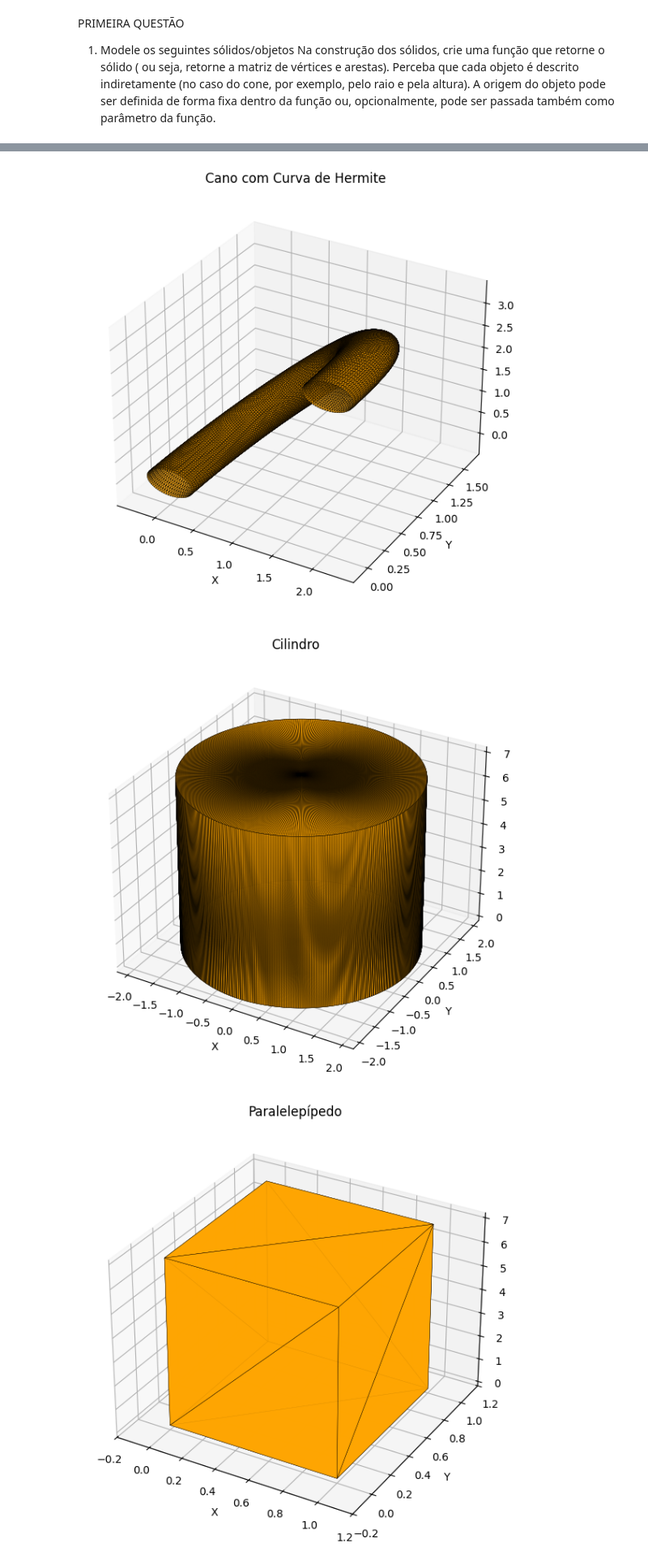
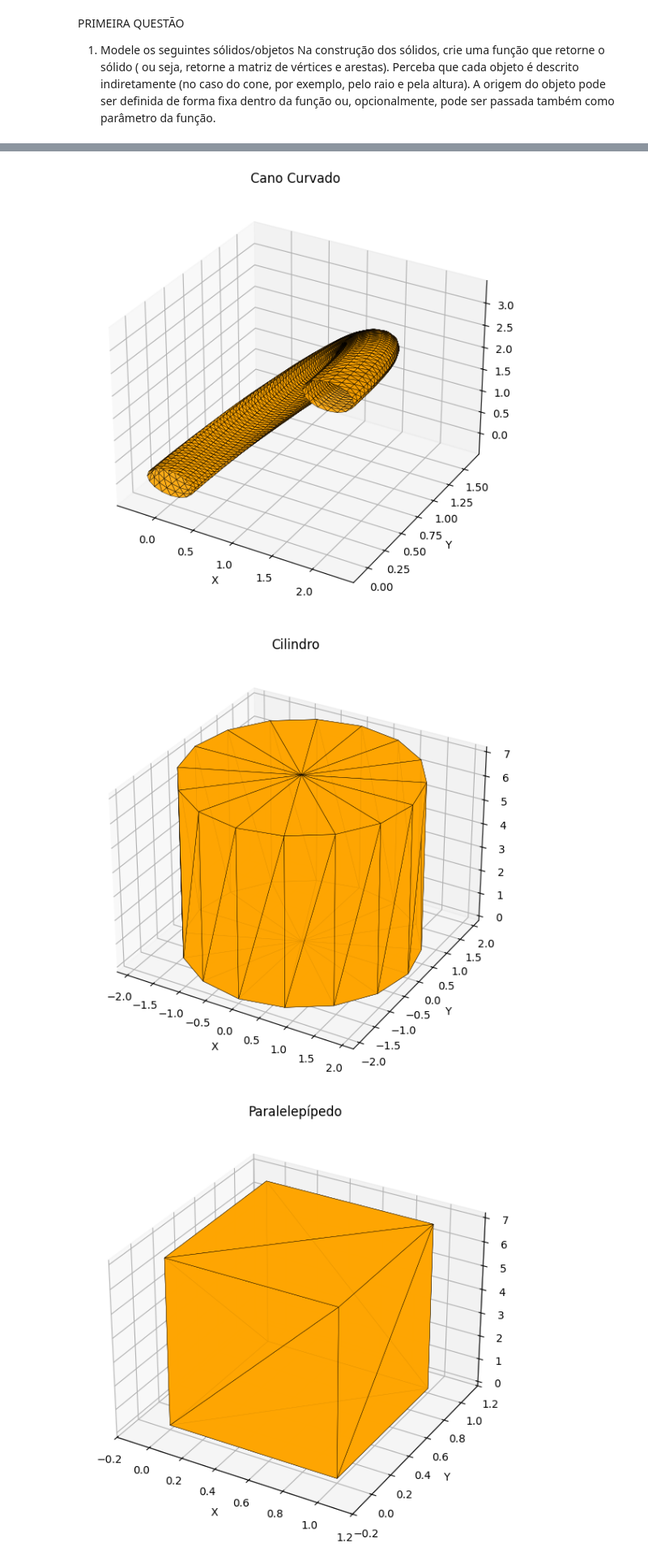
Before and after one commit to MabiuMoura/computa-o-grafica, a Jupyter notebook: main_scene.ipynb, the cells around one changed output, grey strips where cells are left out. Shown at 81% size. Cells and saved outputs as stored; diff of their text form; code cells hidden in the pictures.

```diff
--- a/main_scene.ipynb
+++ b/main_scene.ipynb
@@ -19,23 +35,22 @@ plotar_malha_3d(vertices, faces, titulo="Cano Reto", cor="orange", borda="black"
 # %%
-from cano_curvado import gerar_cano_curvado
+cano_curvado = Objeto3D()
 
-# Ponto inicial e final
-P0 = np.array([0, 0, 0])
-P1 = np.array([2, 0, 3])
+cano_curvado.gerar_cano_curvado(
+    P0 = np.array([0, 0, 0]),
+    P1 = np.array([2, 0, 3]),
+    T0 = np.array([0, 5, 0]),
+    T1 = np.array([0, -5, 0]),
+    raio=0.3,
+    resolucao_circular=16,
+    resolucao_curva=100)
 
-# Tangentes para gerar curva
-T0 = np.array([0, 5, 0])
-T1 = np.array([0, -5, 0])
-
-vertices, faces = gerar_cano_curvado(P0, P1, T0, T1, raio=0.3, resolucao_circular=64, resolucao_curva=150) # aceita os parametros, default -> raio=0.2, resolucao_circular=16, resolucao_curva=100
-plotar_malha_3d(vertices, faces, titulo="Cano com Curva de Hermite")
+plotar_malha_3d(cano_curvado.vertices, cano_curvado.faces, titulo="Cano Curvado")
 # %% [output]
-[figure, old version]
+[figure, new version]
 # %%
-from cilindro import modelar_cilindro
-
-vertices, faces = modelar_cilindro(raio=2.0, altura=7.0, resolucao=512)
-plotar_malha_3d(vertices, faces, titulo="Cilindro")
+cilindro = Objeto3D()
+cilindro.modelar_cilindro(raio=2.0, altura=7.0, resolucao=16)
+plotar_malha_3d(cilindro.vertices, cilindro.faces, titulo="Cilindro")
 # %% [output]
-[figure, old version]
+[figure, new version]
 # %%
```
Also changed, not shown: parts of 6 cells of this notebook, 6 other files.
